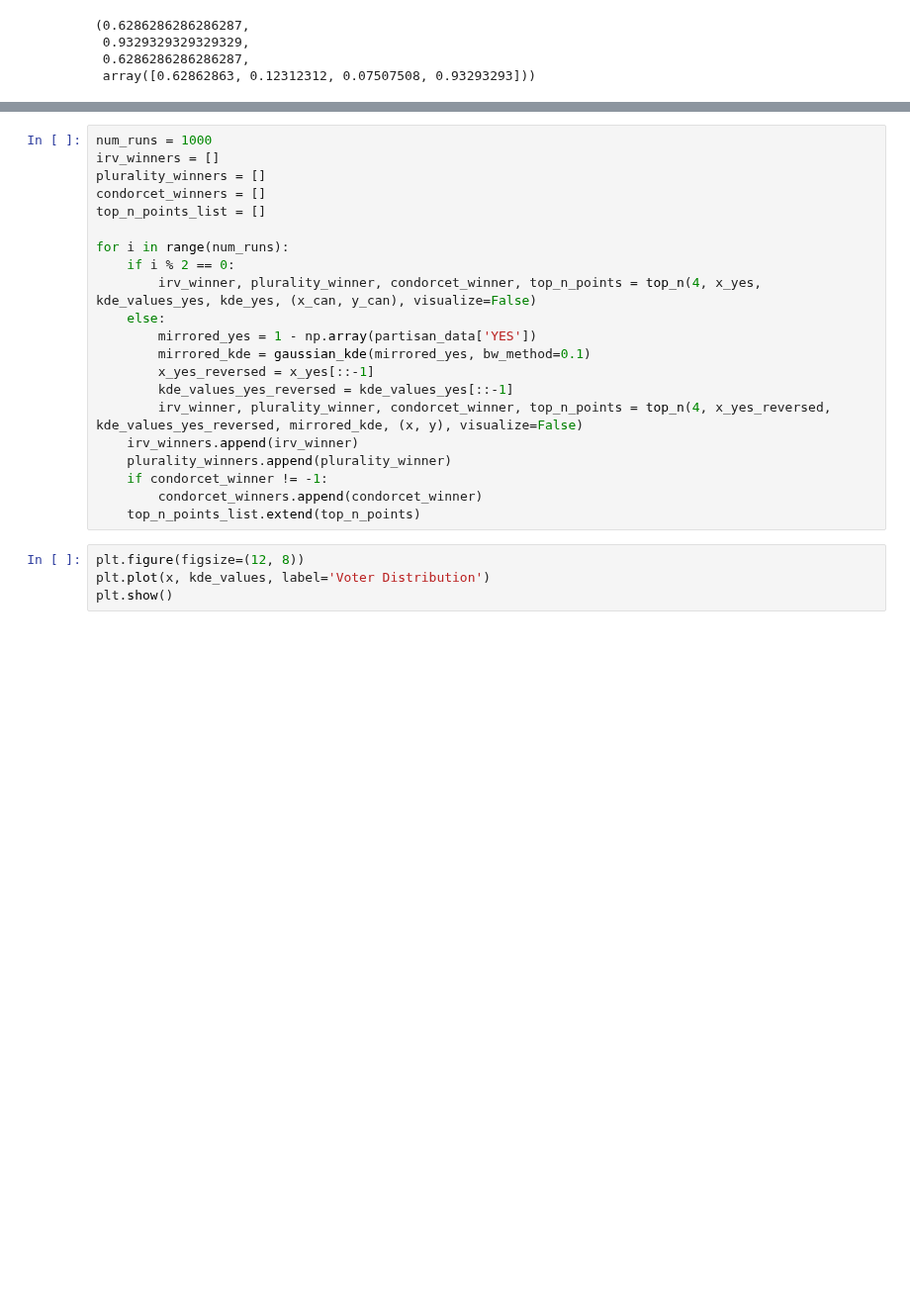
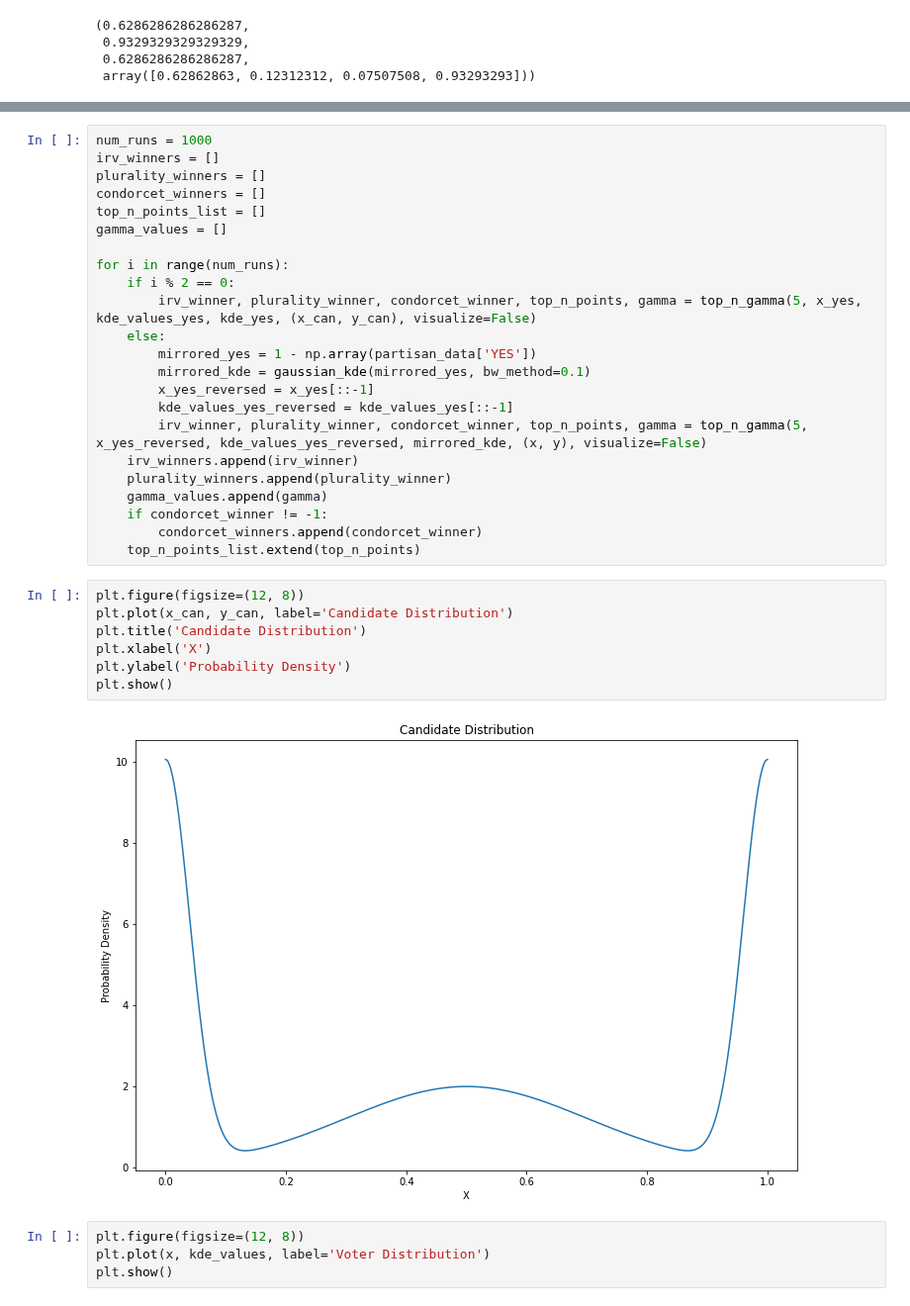
Before and after one commit to ericssimpson/voting-analysis-tools, a Jupyter notebook: cleaned files/simulations.ipynb, the cells around one changed output, grey strips where cells are left out. Shown at 99% size. Cells and saved outputs as stored; diff of their text form; blank space fills up the shorter version.

```diff
--- a/cleaned files/simulations.ipynb
+++ b/cleaned files/simulations.ipynb
@@ -1139,21 +1285,32 @@ irv_winners = []
 plurality_winners = []
 condorcet_winners = []
 top_n_points_list = []
+gamma_values = []
 
 for i in range(num_runs):
     if i % 2 == 0:
-        irv_winner, plurality_winner, condorcet_winner, top_n_points = top_n(4, x_yes, kde_values_yes, kde_yes, (x_can, y_can), visualize=False)
+        irv_winner, plurality_winner, condorcet_winner, top_n_points, gamma = top_n_gamma(5, x_yes, kde_values_yes, kde_yes, (x_can, y_can), visualize=False)
     else:
         mirrored_yes = 1 - np.array(partisan_data['YES'])
         mirrored_kde = gaussian_kde(mirrored_yes, bw_method=0.1)
         x_yes_reversed = x_yes[::-1]
         kde_values_yes_reversed = kde_values_yes[::-1]
-        irv_winner, plurality_winner, condorcet_winner, top_n_points = top_n(4, x_yes_reversed, kde_values_yes_reversed, mirrored_kde, (x, y), visualize=False)
+        irv_winner, plurality_winner, condorcet_winner, top_n_points, gamma = top_n_gamma(5, x_yes_reversed, kde_values_yes_reversed, mirrored_kde, (x, y), visualize=False)
     irv_winners.append(irv_winner)
     plurality_winners.append(plurality_winner)
+    gamma_values.append(gamma)
     if condorcet_winner != -1:
         condorcet_winners.append(condorcet_winner)
     top_n_points_list.extend(top_n_points)
+# %%
+plt.figure(figsize=(12, 8))
+plt.plot(x_can, y_can, label='Candidate Distribution')
+plt.title('Candidate Distribution')
+plt.xlabel('X')
+plt.ylabel('Probability Density')
+plt.show()
+# %% [output]
+[figure, added]
 # %%
 plt.figure(figsize=(12, 8))
 plt.plot(x, kde_values, label='Voter Distribution')
```
Also changed, not shown: parts of 5 cells of this notebook, 1 other file.
